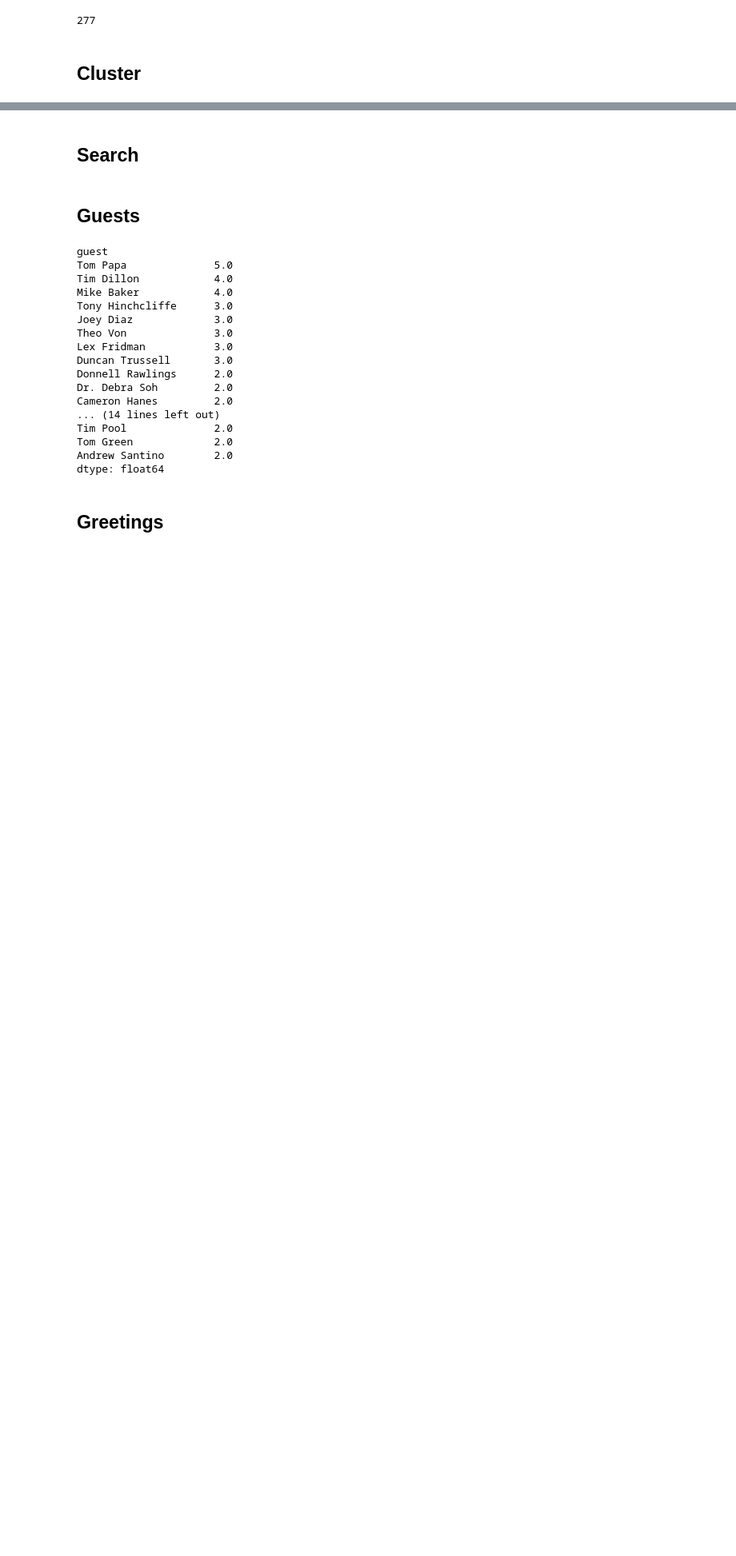
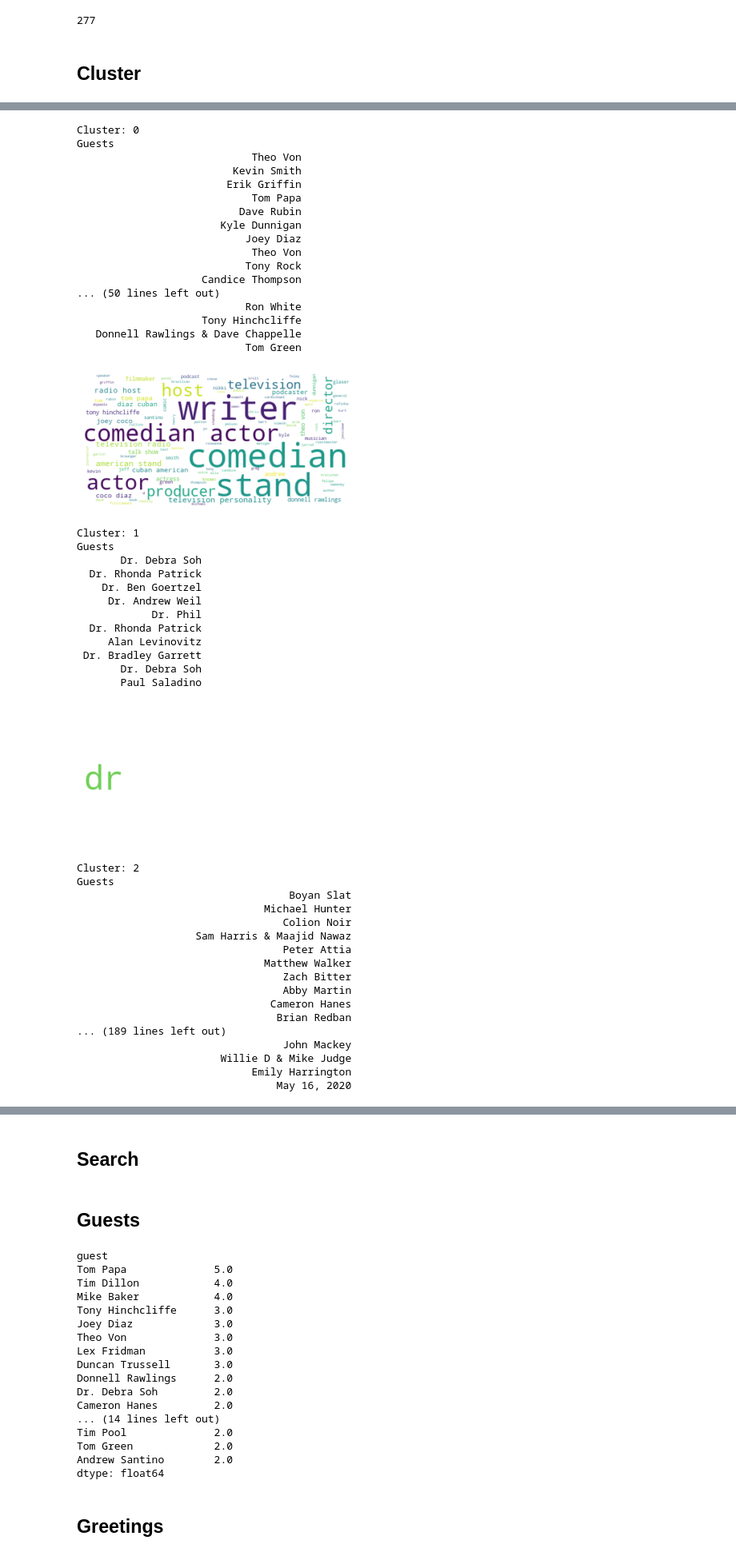
Before and after one commit to BryceHamilton/jre, a Jupyter notebook: analysis.ipynb, the cells around one changed output, grey strips where cells are left out. Shown: that part at 80% size. Saved outputs shown, nothing was run; the diff lists cells and outputs as text; code cells hidden in the pictures; blank space fills up the shorter version.

```diff
--- a/analysis.ipynb
+++ b/analysis.ipynb
@@ -136,0 +86,52 @@ Titles
+# %%
+k = 3
+cluster(k, X, df, col)
+# %% [output]
+Cluster: 0
+Guests
+                            Theo Von
+                         Kevin Smith
+                        Erik Griffin
+                            Tom Papa
+                          Dave Rubin
+                       Kyle Dunnigan
+                           Joey Diaz
+                            Theo Von
+                           Tony Rock
+                    Candice Thompson
+... (50 lines left out)
+                           Ron White
+                    Tony Hinchcliffe
+   Donnell Rawlings & Dave Chappelle
+                           Tom Green
+[figure, added]
+Cluster: 1
+Guests
+       Dr. Debra Soh
+  Dr. Rhonda Patrick
+    Dr. Ben Goertzel
+     Dr. Andrew Weil
+            Dr. Phil
+  Dr. Rhonda Patrick
+     Alan Levinovitz
+ Dr. Bradley Garrett
+       Dr. Debra Soh
+       Paul Saladino
+[figure, added]
+Cluster: 2
+Guests
+                                  Boyan Slat
+                              Michael Hunter
+                                 Colion Noir
+                   Sam Harris & Maajid Nawaz
+                                 Peter Attia
+                              Matthew Walker
+                                 Zach Bitter
+                                 Abby Martin
+                               Cameron Hanes
+                                Brian Redban
+... (189 lines left out)
+                                 John Mackey
+                       Willie D & Mike Judge
+                            Emily Harrington
+                                May 16, 2020
```
Also changed, not shown: parts of 6 cells of this notebook.
